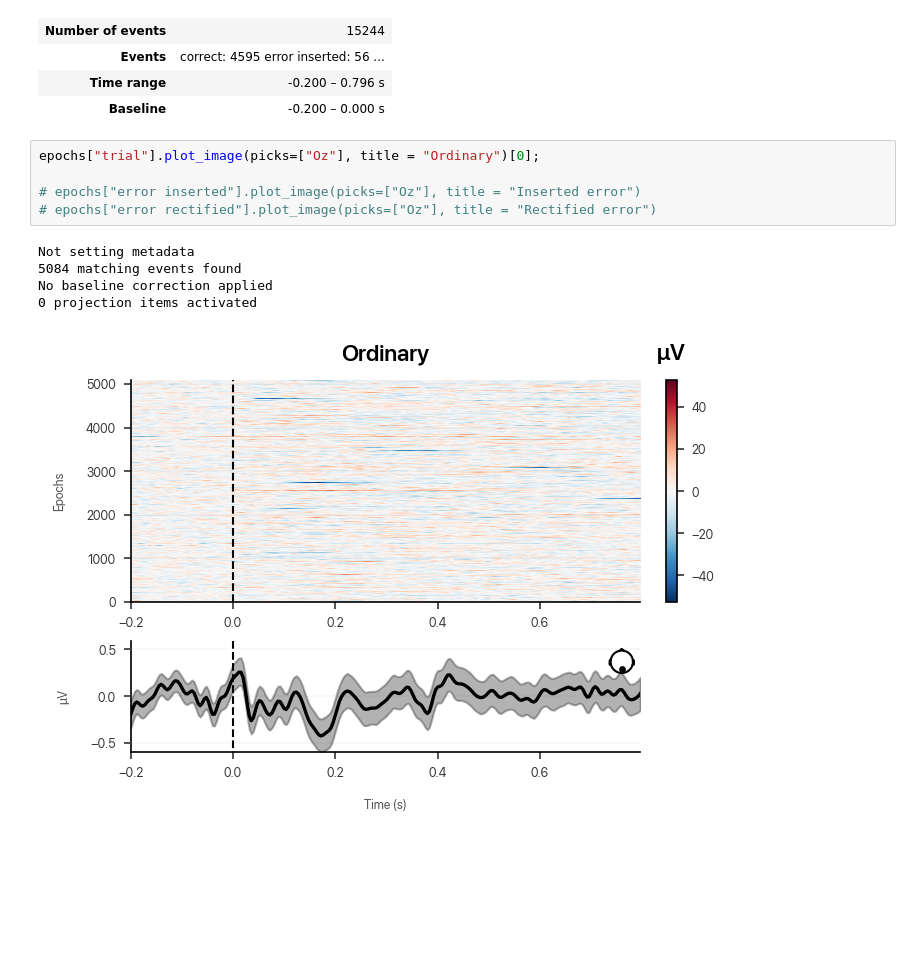
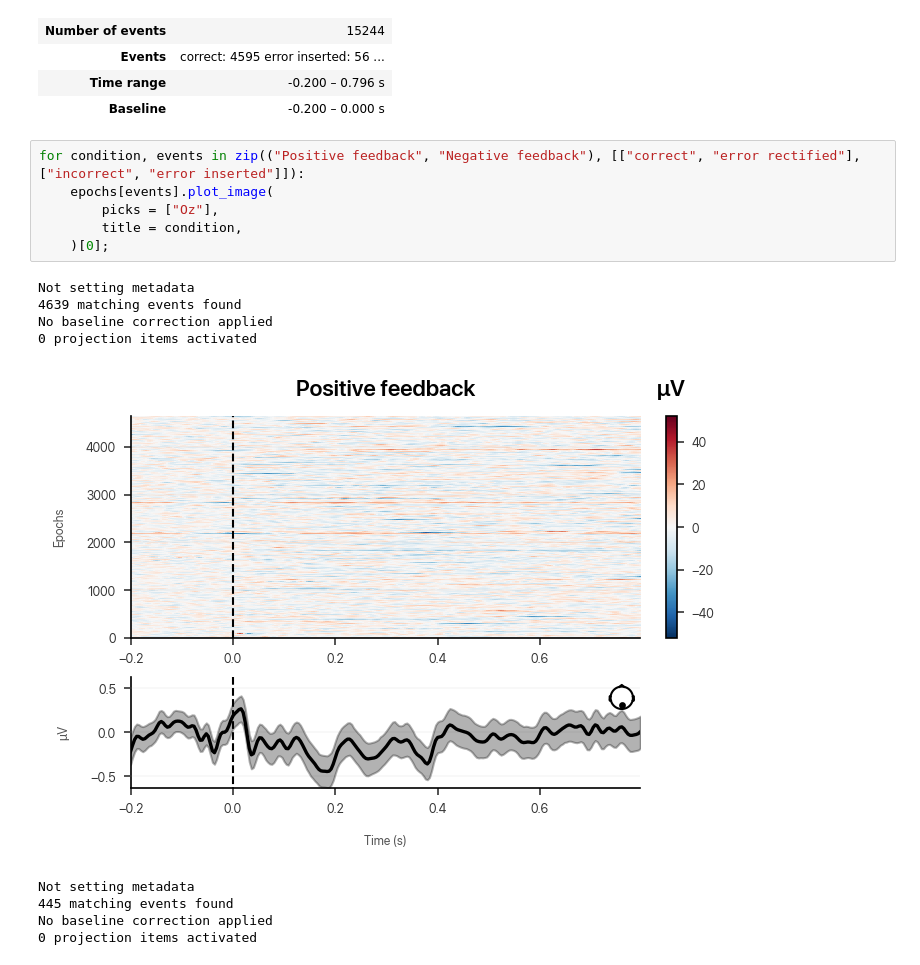
Before and after one commit to dlundgaard/AuthorshipArtifice, a Jupyter notebook: analysis/analysis_EEG.ipynb, the cells around one changed output. Cells and saved outputs as stored; diff of their text form; blank space fills up the shorter version.

```diff
--- a/analysis/analysis_EEG.ipynb
+++ b/analysis/analysis_EEG.ipynb
@@ -194,14 +196,19 @@ epochs.resample(sfreq=250)
 | Events | correct: 4595 error inserted: 56 ... |
 | Time range | -0.200 – 0.796 s |
 | Baseline | -0.200 – 0.000 s |
-# %%
-epochs["trial"].plot_image(picks=["Oz"], title = "Ordinary")[0];
-
-# epochs["error inserted"].plot_image(picks=["Oz"], title = "Inserted error")
-# epochs["error rectified"].plot_image(picks=["Oz"], title = "Rectified error")
-# %% [output]
-Not setting metadata
-5084 matching events found
-No baseline correction applied
-0 projection items activated
-[figure, removed]
+# %%
+for condition, events in zip(("Positive feedback", "Negative feedback"), [["correct", "error rectified"], ["incorrect", "error inserted"]]):
+    epochs[events].plot_image(
+        picks = ["Oz"],
+        title = condition,
+    )[0];
+# %% [output]
+Not setting metadata
+4639 matching events found
+No baseline correction applied
+0 projection items activated
+[figure, added]
+Not setting metadata
+445 matching events found
+No baseline correction applied
+0 projection items activated
```
Also changed, not shown: parts of 4 cells of this notebook.
